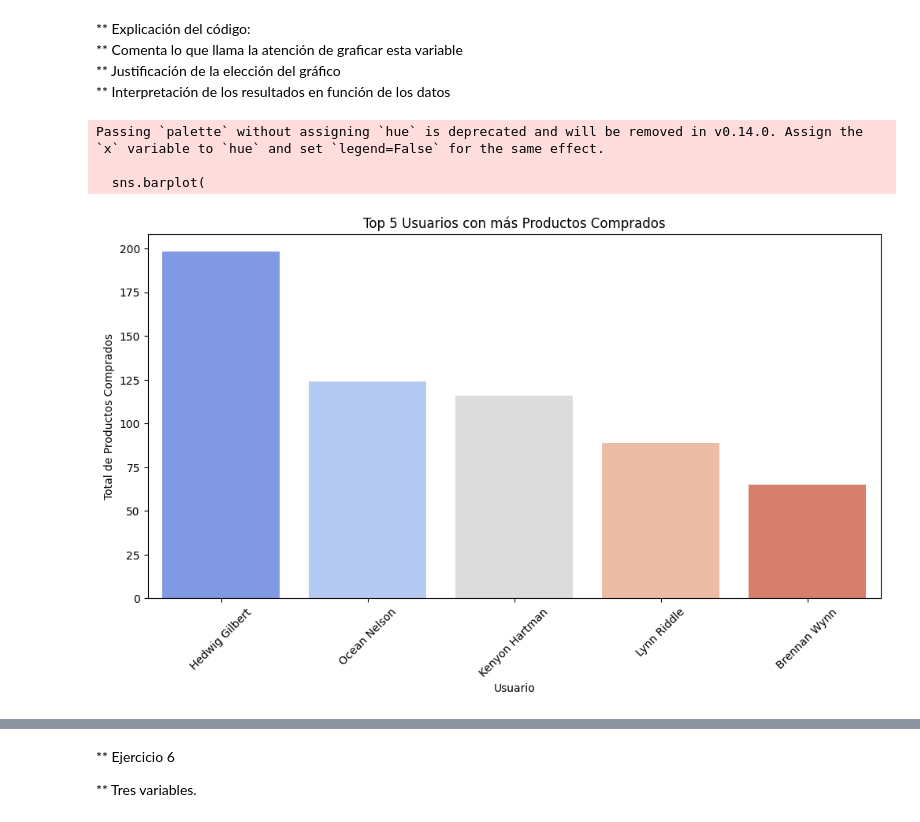
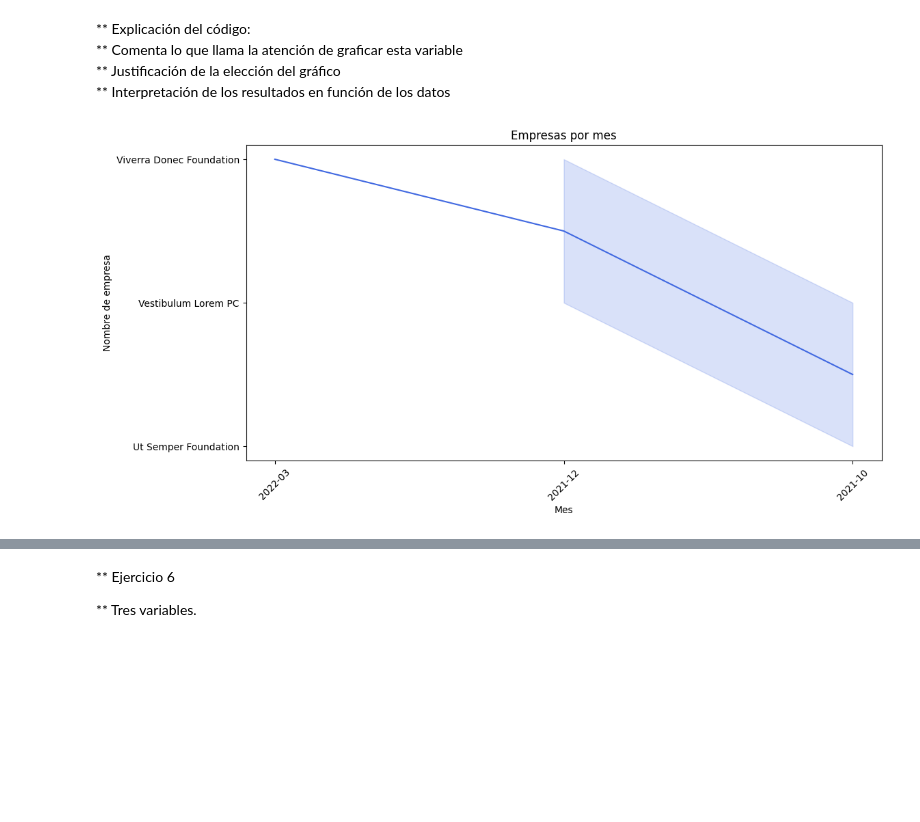
Before and after one commit to MailinV/Sprint_8_MV, a Jupyter notebook: Sprint8_MV.ipynb, the cells around one changed output, grey strips where cells are left out. Drawn from its saved outputs; the diff is of its cells as text; code cells hidden in the pictures; blank space fills up the shorter version.

```diff
--- a/Sprint8_MV.ipynb
+++ b/Sprint8_MV.ipynb
@@ -357,38 +361,24 @@ plt.show()
 ** Justificación de la elección del gráfico <br>
 ** Interpretación de los resultados en función de los datos<br>
 # %%
-# Unir transactions con transactions_products
-df_transactions_tran_prod = pd.merge(df_transactions, df_transactions_products, left_on='id', right_on='transaction_id')
+# Unir transactions con companies
+df_transactions_companies = pd.merge(df_transactions, df_companies, left_on='business_id', right_on='company_id')
 
-# Unir con users
-df_transactions_tran_prod_users = pd.merge(df_transactions_tran_prod, df_users, left_on='user_id', right_on='id')
+df_transactions_companies['timestamp'] = pd.to_datetime(df_transactions_companies['timestamp']) #cambiar formato de fecha
+df_transactions_companies['year_month'] = df_transactions_companies['timestamp'].dt.to_period('M') #extraer año y mes
 
-# Concatenar nombre y apellido en una nueva columna
-df_transactions_tran_prod_users['df_nombre_completo'] = df_transactions_tran_prod_users['name'].fillna('') + " " + df_transactions_tran_prod_users['surname'].fillna('')
-
-# Agrupar por usuario y contar el total de productos comprados
-df_usuario_total = df_transactions_tran_prod_users.groupby('df_nombre_completo').size().reset_index(name='total_productos')
+df_transactions_companies['year_month'] = df_transactions_companies['year_month'].astype(str) #formato texto
 
 # Ordenar la columna total_productos de forma descendente y seleccionar los 5 usuarios con más productos comprados
-df_usuario_top5 = df_usuario_total.sort_values(by='total_productos', ascending=False).head(5)
+df_empresa_top5 = df_transactions_companies.sort_values(by='company_name', ascending=False).head(5)
 
-# Graficar los resultados
 plt.figure(figsize=(12,6))
-sns.barplot(
-    data=df_usuario_top5,
-    x='df_nombre_completo',
-    y='total_productos',
-    palette="coolwarm"
-)
+sns.lineplot(data=df_empresa_top5, x='year_month', y='company_name', color='royalblue')
 
 plt.xticks(rotation=45)
-plt.xlabel("Usuario")
-plt.ylabel("Total de Productos Comprados")
-plt.title("Top 5 Usuarios con más Productos Comprados")
-
+plt.xlabel("Mes")
+plt.ylabel("Nombre de empresa")
+plt.title("Empresas por mes")
 plt.show()
 # %% [output]
-Passing `palette` without assigning `hue` is deprecated and will be removed in v0.14.0. Assign the `x` variable to `hue` and set `legend=False` for the same effect.
-
-  sns.barplot(
-[figure, old version]
+[figure, new version]
```
Also changed, not shown: parts of 24 cells of this notebook.
